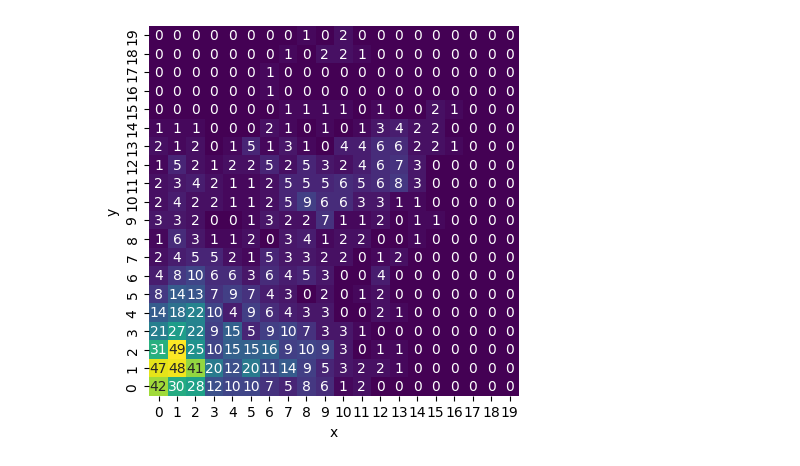
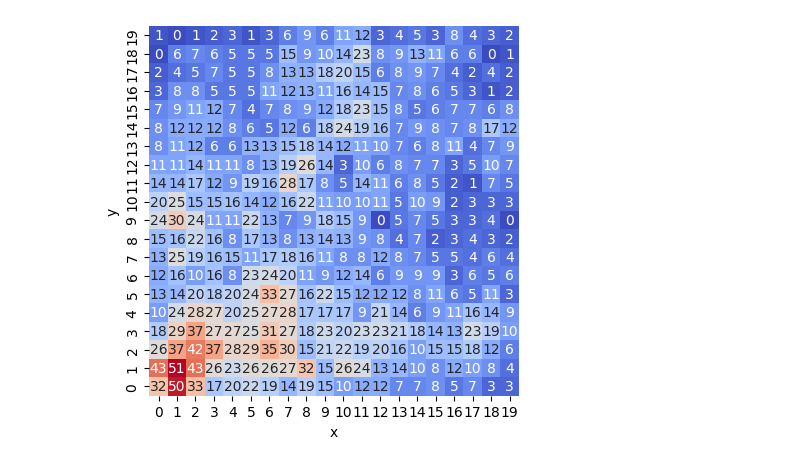
Before and after one commit to mischeen/uav_sim, a Jupyter notebook: notebooks/model.ipynb, the cells around one changed output. Drawn from its saved outputs; the diff is of its cells as text; code cells hidden in the pictures.

```diff
--- a/notebooks/model.ipynb
+++ b/notebooks/model.ipynb
@@ -6,17 +6,32 @@ import pandas as pd
 from collections import namedtuple
 # %%
 LaunchPadConfig = namedtuple('LaunchPadConfig', ('x', 'y', 'num_uavs'))
+
+def compute_coverage(model):
+    """Fraction of cells visited at least once"""
+    return np.count_nonzero(model.coverage > 0) / model.coverage.size
+
+def compute_redundance(model):
+    """Fraction of cells visited more than once"""
+    return np.count_nonzero(model.coverage > 1) / model.coverage.size
 
 class UAVModel(mesa.Model):
     """A model with some number of agents."""
 
     def __init__(self, width, height, launch_pads):
         super().__init__()
+        self.datacollector = mesa.DataCollector(
+            model_reporters={
+                "Coverage": compute_coverage,
+                "Redundance": compute_redundance}
+        )
+
         self.grid = mesa.space.MultiGrid(width, height, torus=False) # creates space
         self.coverage = np.zeros((height, width), dtype=int) # coverage matrix to track visits per cell
         self.launch_pads = self.create_launchpads(launch_pads=launch_pads)
         for pad in self.launch_pads:
             pad.spawn_uavs(model=self)
+
 
     def create_launchpads(self, launch_pads):
         """Creates launchpad on the grid"""
@@ -25,9 +40,11 @@ class UAVModel(mesa.Model):
             pads.append(LaunchPad((p.x, p.y), p.num_uavs))
         return pads
 
+
     def step(self):
         self.agents.do("move")
         self.agents.do("inspect")
+        self.datacollector.collect(self)
 
 
 class LaunchPad():
@@ -59,34 +76,34 @@ class UAVAgent(mesa.Agent):
         """Keeps track of the trajectory of a UAV"""
         self.track.append(self.pos)
 
     def move(self):
         """Moves the drone to another cell"""
         possible_steps = self.model.grid.get_neighborhood(
             self.pos, moore=True, include_center=False
         )
         new_position = self.random.choice(possible_steps)
         self.model.grid.move_agent(self, new_position)
         self.track_position()
 
     def inspect(self):
         """Drone inspects the cell"""
         y, x = self.pos
         self.model.coverage[y][x] += 1
 
 
-LAUNCH_PADS = [LaunchPadConfig(0,0,20), LaunchPadConfig(10,10,5)]
+LAUNCH_PADS = [LaunchPadConfig(0,0,10)]
 GRID_SIZE = 20
-ITERATIONS = 50
+ITERATIONS = 500
 
 model = UAVModel(GRID_SIZE,GRID_SIZE,LAUNCH_PADS)  # Tells the model to create 10 agents
 for _ in range(ITERATIONS):  # Runs the model for 10 steps; an underscore is common convention for a variable that is not used
     model.step()
 
 data = model.coverage
 
-ax = sns.heatmap(data, cmap="viridis", annot=True, cbar=False, square=True)
+ax = sns.heatmap(data, cmap="coolwarm", annot=True, cbar=False, square=True)
 ax.invert_yaxis()  # put y=0 at the bottom
 ax.set_xlabel("x")
 ax.set_ylabel("y");
 # %% [output]
-[figure, old version]
+[figure, new version]
```
Also changed, not shown: parts of 2 cells of this notebook.
